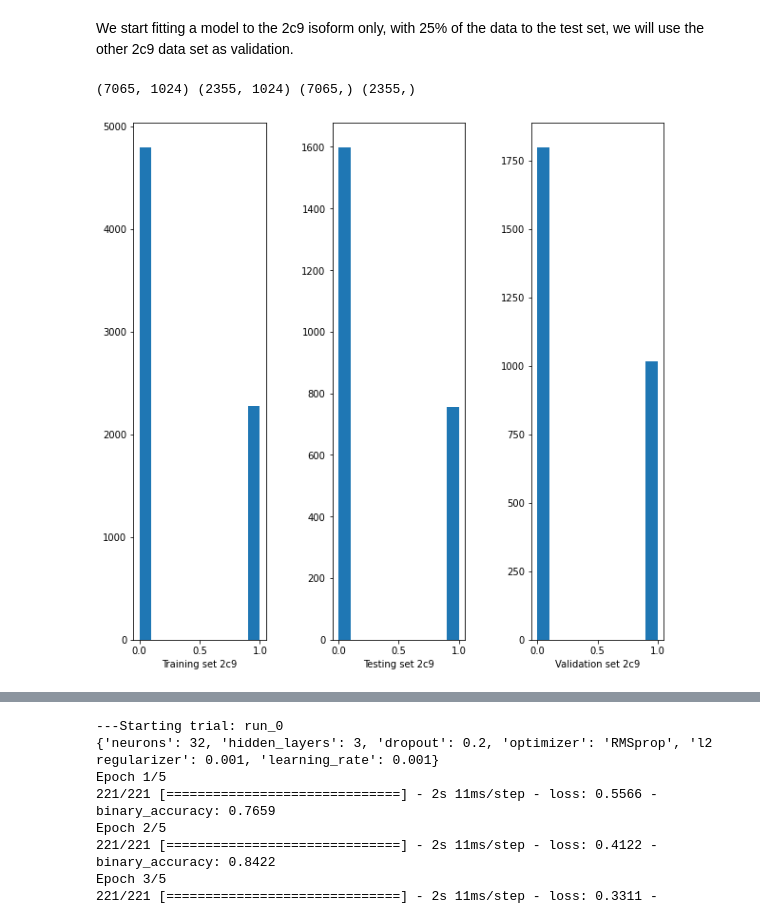
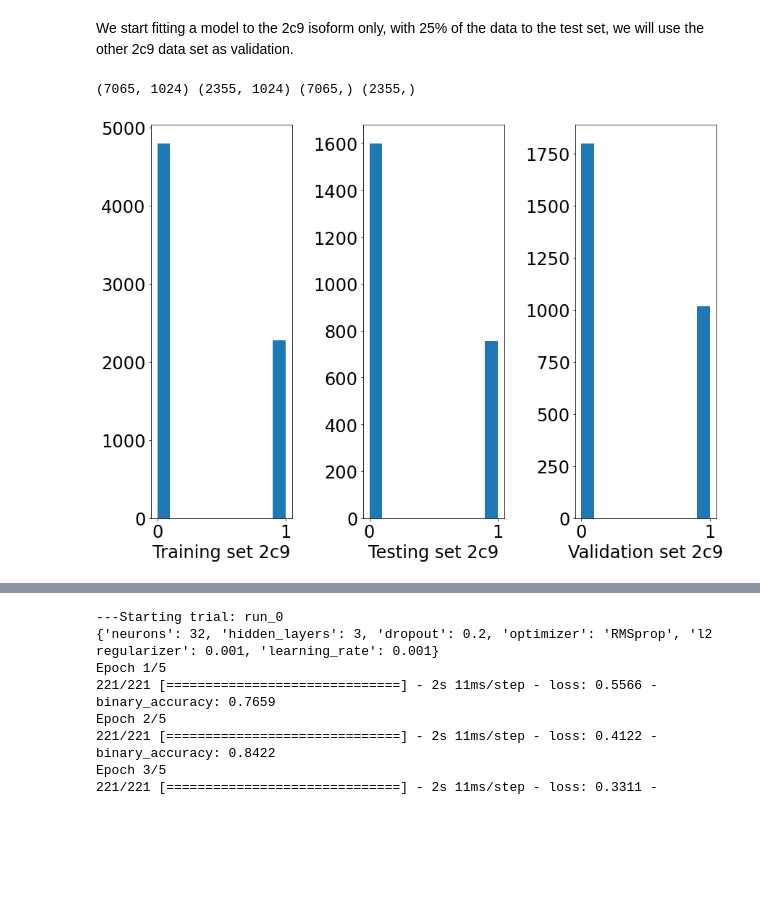
Before and after one commit to danielSoler93/drug_learning, a Jupyter notebook: drug_learning/2D/Deep_docking_CYP.ipynb, the cells around one changed output, grey strips where cells are left out. Cells and saved outputs as stored; diff of their text form; code cells hidden in the pictures; blank space fills up the shorter version.

```diff
--- a/drug_learning/2D/Deep_docking_CYP.ipynb
+++ b/drug_learning/2D/Deep_docking_CYP.ipynb
@@ -6,6 +6,8 @@ import os
 import numpy as np
 import pandas as pd
 import tensorflow as tf
+import seaborn as sns
+import matplotlib
 import matplotlib.pyplot as plt
 from rdkit import Chem
 from rdkit.Chem import AllChem
@@ -14,6 +16,7 @@ from itertools import product
 from sklearn.metrics import confusion_matrix
 from tensorboard.plugins.hparams import api as hp
 from sklearn.model_selection import train_test_split
-
+%load_ext tensorboard
+matplotlib.rcParams.update({'font.size': 24})
 
 PATH_DATA = "../datasets/CYP/"
@@ -51,28 +57,37 @@ def get_features(input_sdf):
         features.append(arr)
     return np.array(features)
 # %%
-features_shared = get_features(os.path.join(PATH_DATA, "shared_set_cyp.sdf"))
-np.save("shared_set_features.npy", features_shared)
-features_only_2c9 = get_features(os.path.join(PATH_DATA, "only_2c9_set_cyp.sdf"))
-np.save("only_2c9_set_features.npy", features_only_2c9)
-features_only_3a4 = get_features(os.path.join(PATH_DATA, "only_3a4_set_cyp.sdf"))
-np.save("only_3a4_set_features.npy", features_only_3a4)
+if os.path.exists("shared_set_features.npy"):
+    features_shared = np.load("shared_set_features.npy")
+else:
+    features_shared = get_features(os.path.join(PATH_DATA, "shared_set_cyp.sdf"))
+    np.save("shared_set_features.npy", features_shared)
+if os.path.exists("only_2c9_set_features.npy"):
+    features_only_2c9 = np.load("only_2c9_set_features.npy")
+else:
+    features_only_2c9 = get_features(os.path.join(PATH_DATA, "only_2c9_set_cyp.sdf"))
+    np.save("only_2c9_set_features.npy", features_only_2c9)
+if os.path.exists("only_3a4_set_features.npy"):
+    features_only_3a4 = np.load("only_3a4_set_features.npy")
+else:
+    features_only_3a4 = get_features(os.path.join(PATH_DATA, "only_3a4_set_cyp.sdf"))
+    np.save("only_3a4_set_features.npy", features_only_3a4)
 # %% [markdown]
 We start fitting a model to the 2c9 isoform only, with 25% of the data to the test set, we will use the other 2c9 data set as validation.
 # %%
 train_data, test_data, train_labels, test_labels = train_test_split(features_shared, labels_2c9, stratify=labels_2c9)
 print(train_data.shape, test_data.shape, train_labels.shape, test_labels.shape)
-fig, ax = plt.subplots(1, 3, figsize=(10,10))
+fig, ax = plt.subplots(1, 3, figsize=(14,10))
 ax[0].hist(train_labels)
 ax[0].set_xlabel("Training set 2c9")
 ax[1].hist(test_labels)
 ax[1].set_xlabel("Testing set 2c9")
 ax[2].hist(labels_validation_2c9)
 ax[2].set_xlabel("Validation set 2c9")
 plt.subplots_adjust(wspace=0.5)
 # %% [output]
 (7065, 1024) (2355, 1024) (7065,) (2355,)
-[figure, old version]
+[figure, new version]
 # %%
 def print_metrics(predicted_values, target_values):
     tn, fp, fn, tp = confusion_matrix(target_values, np.round(predicted_values)).ravel()
```
Also changed, not shown: parts of 19 cells of this notebook, 1 other file.
